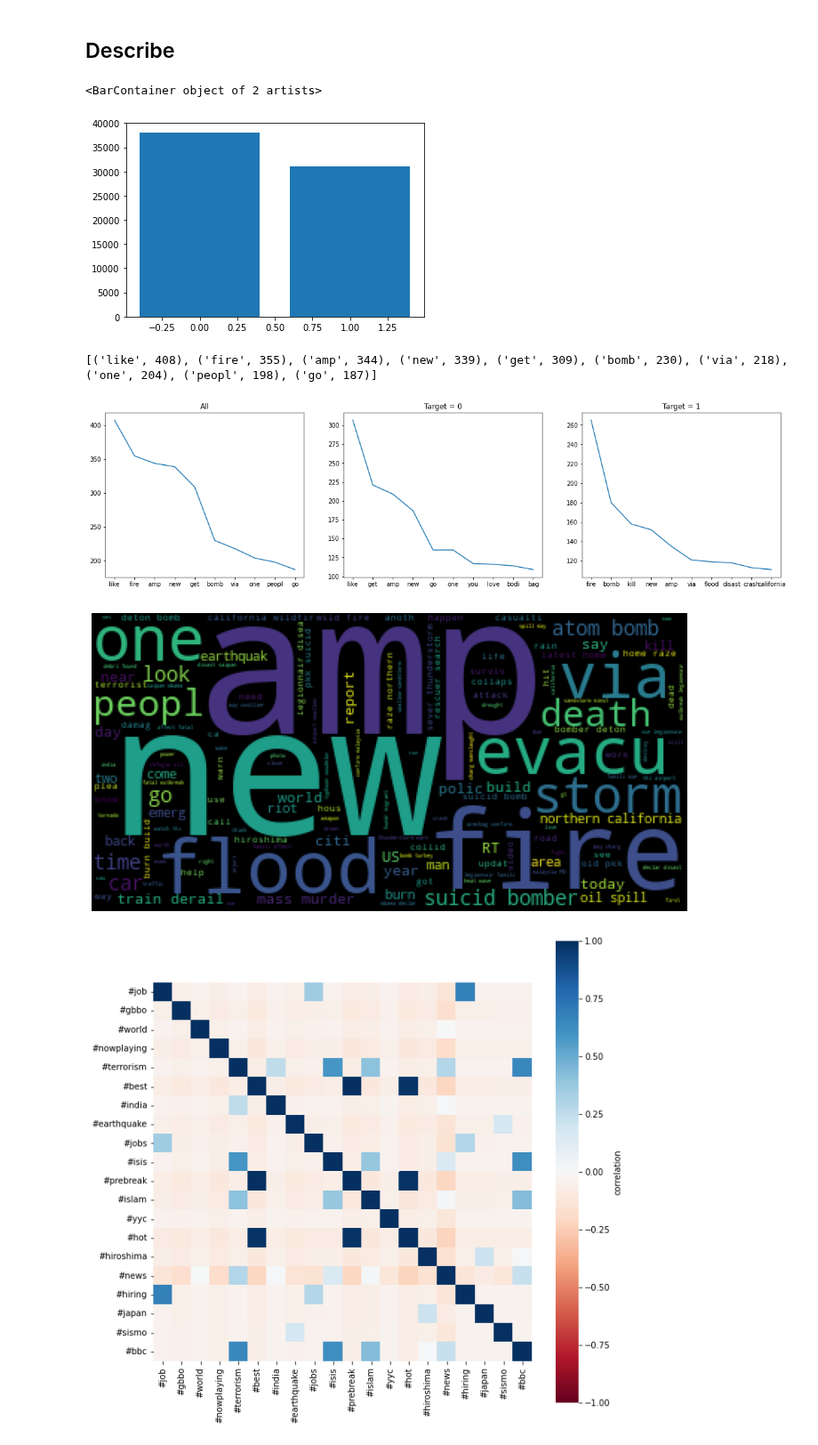
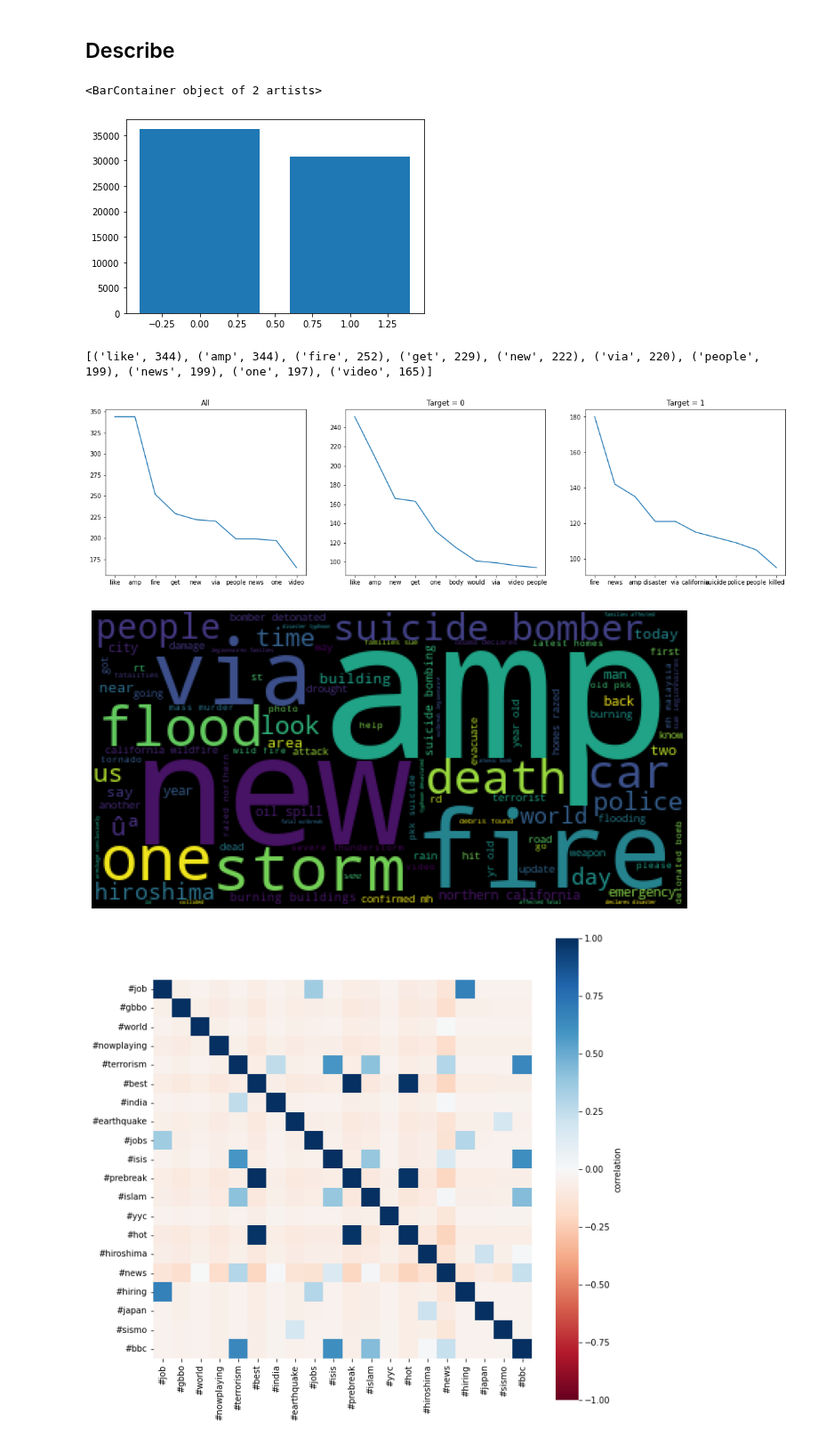
Before and after one commit to nviktorys/NLP0, a Jupyter notebook: 01_DataPreparation.ipynb, the cells around one changed output. Shown at 89% size. Drawn from its saved outputs; the diff is of its cells as text; code cells hidden in the pictures.

```diff
--- a/01_DataPreparation.ipynb
+++ b/01_DataPreparation.ipynb
@@ -174,16 +173,17 @@ sent.head(5)
 #text = data.text
 text = sent.clean_tweet
 text_root = sent.clean_tweet_root
+tokenizer = MWETokenizer([('lem','me')]) # to prevent 'lemme' from splitting into two parts (lem, me), don't know why it doing it
 
 words_all = []
 words_root = []
 words_idx = []
 words_tgt = []
 for s in range(len(data)):
-  words_all += word_tokenize(text[s])
+  words_all += tokenizer.tokenize(word_tokenize(text[s]))
   words_root += word_tokenize(text_root[s])
-  words_idx += [s]*len(word_tokenize(text[s]))
-  words_tgt += [data.target[s]]*len(word_tokenize(text[s]))
+  words_idx += [s]*len(word_tokenize(text_root[s]))
+  words_tgt += [data.target[s]]*len(word_tokenize(text_root[s]))
 print(words_all[:3])
 print(words_root[:3])
 print(words_idx[:3])
@@ -246,6 +219,0 @@ word_tokenize(text_root[6014])
-# %%
-# Stemming - reduce words to their roots
-porter = PorterStemmer()
-for w in range(len(words)):
-  words.loc[w,'word_ste'] = porter.stem(words.word.loc[w])
-words.head(3)
@@ -263,8 +226,8 @@ print(words.word_ste.nunique())
 # %%
 # Add part-of-speach tags
-for w in range(len(words_stp)):
-  words_stp.loc[w,'tag'] = nltk.pos_tag([words_stp.word[w]])[0][1].replace('$', '')
-print(words_stp.head(5))
+for w in range(len(words)):
+  words.loc[w,'tag'] = nltk.pos_tag([words.word[w]])[0][1].replace('$', '')
+print(words.head(5))
 #print(words_stp.groupby('tag').tag.count())
-plt.bar(words_stp.tag.value_counts().sort_values(ascending=False)[:10].reset_index()['index'],words_stp.tag.value_counts().sort_values(ascending=False)[:10].reset_index()['tag'])
+plt.bar(words.tag.value_counts().sort_values(ascending=False)[:10].reset_index()['index'],words.tag.value_counts().sort_values(ascending=False)[:10].reset_index()['tag'])
 # %% [output]
@@ -530,18 +479,17 @@ sent.to_csv("data/sent.csv")
 ## Describe
 # %%
 # Target var
-plt.bar(words_stp.tgt.value_counts().index,words_stp.tgt.value_counts())
+plt.bar(words.tgt.value_counts().index,words.tgt.value_counts())
 # %% [output]
 <BarContainer object of 2 artists>
-[figure, old version]
+[figure, new version]
 # %%
 # Words frequencies
 #fdist = FreqDist(words.word)
-#fdist = FreqDist(words_pnk.word)
-#fdist = FreqDist(words_stp.word)
-fdist = FreqDist(words_stp.word_ste)
-fdist0 = FreqDist(words_stp[words_stp.tgt==0].word_ste)
-fdist1 = FreqDist(words_stp[words_stp.tgt==1].word_ste)
+#fdist = FreqDist(words.root)
+fdist = FreqDist(words.word)
+fdist0 = FreqDist(words[words.tgt==0].word)
+fdist1 = FreqDist(words[words.tgt==1].word)
 print(fdist.most_common(10))
 
 fig = plt.figure(figsize=(20, 5))
@@ -561,17 +509,17 @@ ax0.title.set_text("Target = 1")
 
 plt.show()
 # %% [output]
-[('like', 408), ('fire', 355), ('amp', 344), ('new', 339), ('get', 309), ('bomb', 230), ('via', 218), ('one', 204), ('peopl', 198), ('go', 187)]
+[('like', 344), ('amp', 344), ('fire', 252), ('get', 229), ('new', 222), ('via', 220), ('people', 199), ('news', 199), ('one', 197), ('video', 165)]
-[figure, old version]
+[figure, new version]
 # %%
 # Cloud of words
-wordcloud = WordCloud().generate(" ".join(words_stp[words_stp.tgt==1].word_ste))
+wordcloud = WordCloud().generate(" ".join(words[words.tgt==1].word))
 plt.figure(figsize=(12,12))
 plt.imshow(wordcloud)
 plt.axis("off")
 plt.show()
 # %% [output]
-[figure, old version]
+[figure, new version]
 # %%
 # Check https:
 http = []
```
Also changed, not shown: parts of 17 cells of this notebook.
